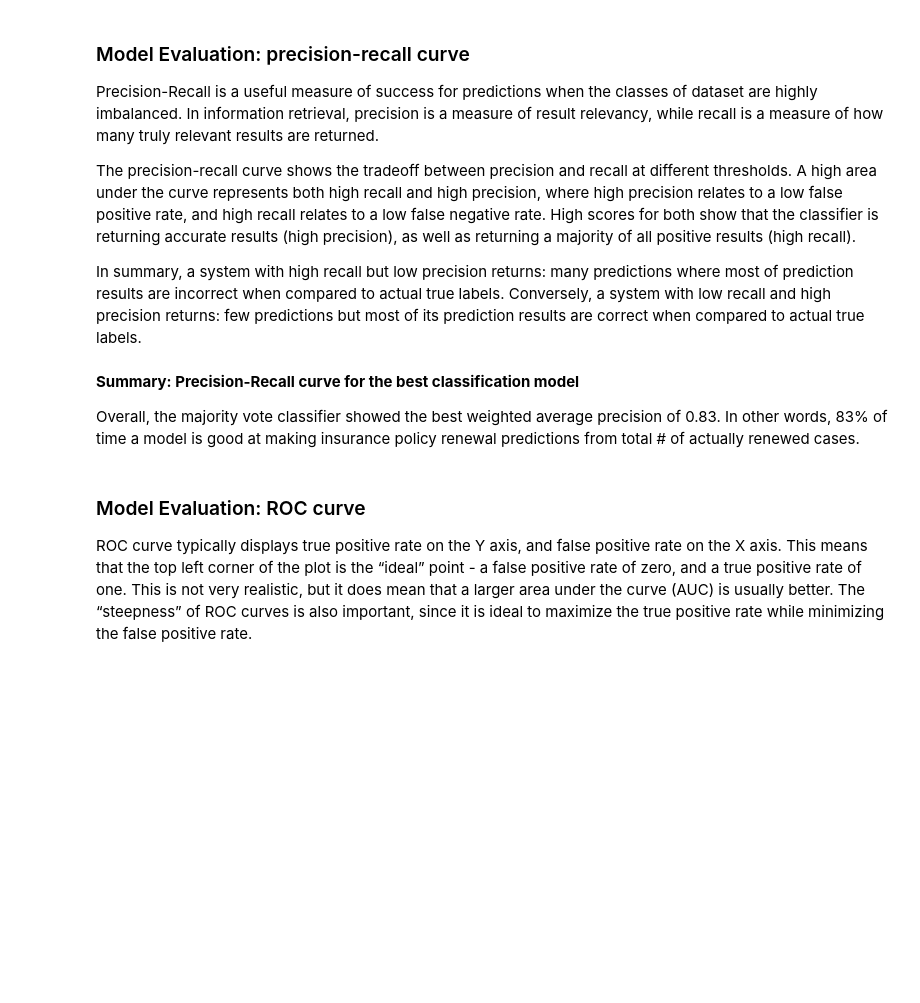
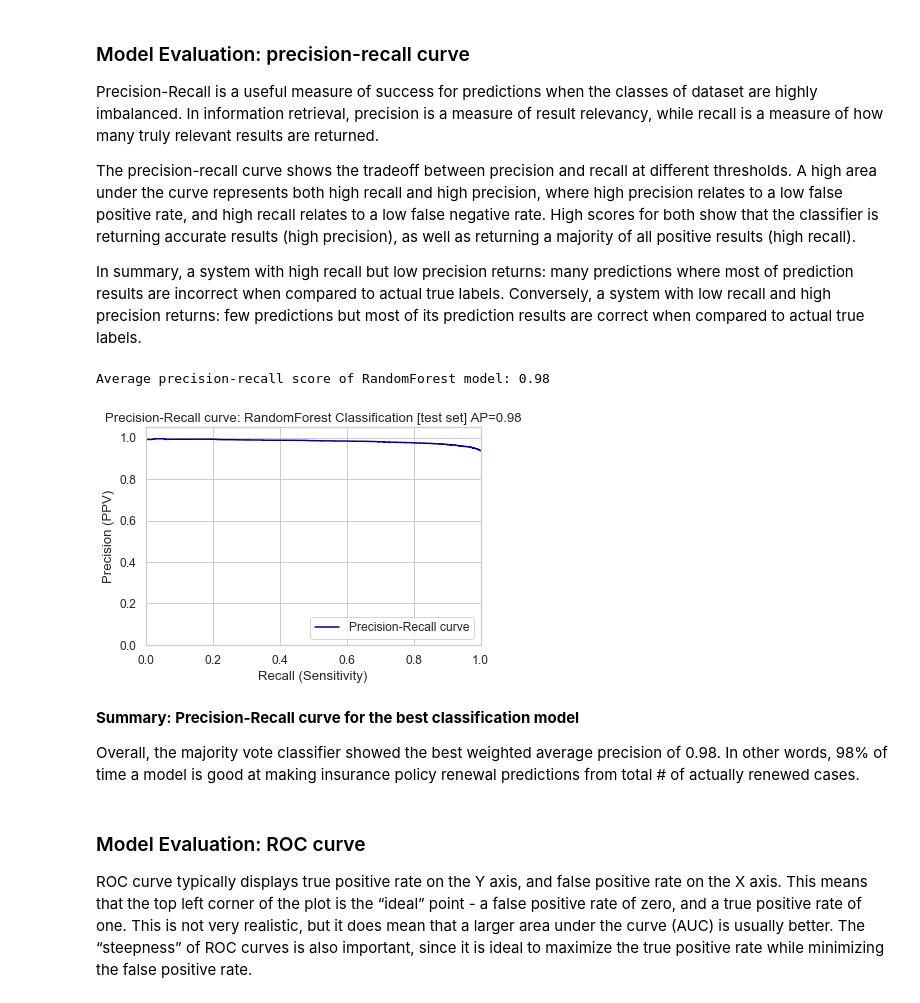
Before and after one commit to yoots88/portfolio, a Jupyter notebook: p4_insurance_policy/p4_insurance_policy.ipynb, the cells around one changed output. Saved outputs shown, nothing was run; the diff lists cells and outputs as text; code cells hidden in the pictures; blank space fills up the shorter version.

```diff
--- a/p4_insurance_policy/p4_insurance_policy.ipynb
+++ b/p4_insurance_policy/p4_insurance_policy.ipynb
@@ -1578,35 +1435,38 @@ In summary, a system with high recall but low precision returns: many prediction
 # %%
 ############################################
 # Model Evaluation: Precision Recall Curve #
 ############################################
 # Compute average precision score:
 ###############################################################################
-y_score_mv = mv_clf.fit(X_train_cm,y_train_cm).predict_proba(X_test_cm)[:,1]
-avg_precision = skm.average_precision_score(y_test, y_score_mv)
+y_score_rf = random_search_rf.predict_proba(X_test_cm)[:,1]
+avg_precision = skm.average_precision_score(y_test, y_score_rf)
 
-print('Average precision-recall score of MajorityVote model: {0:0.2f}'.format(
+print('Average precision-recall score of RandomForest model: {0:0.2f}'.format(
       avg_precision))
 
 # Plot Precision-Recall curve:
 ###############################################################################
-precision, recall, _ = skm.precision_recall_curve(y_test, y_score_mv)
+precision, recall, _ = skm.precision_recall_curve(y_test, y_score_rf)
 
 sns.set_style('whitegrid')
 
 plt.step(recall, precision, color='navy', where='post',label='Precision-Recall curve')
 #plt.fill_between(recall, precision, step='post', alpha=0.2, color='navy')
-plt.title('Precision-Recall curve: MajorityVote Classification [test set] AP={0:0.2f}'
+plt.title('Precision-Recall curve: RandomForest Classification [test set] AP={0:0.2f}'
           .format(avg_precision))
 plt.xlabel('Recall (Sensitivity)')
 plt.ylabel('Precision (PPV)')
 plt.ylim([0.0, 1.05])
 plt.xlim([0.0, 1.0])
 plt.legend(loc='lower right')
 plt.show()
+# %% [output]
+Average precision-recall score of RandomForest model: 0.98
+[figure, added]
 # %% [markdown]
 **Summary: Precision-Recall curve for the best classification model**
 
-Overall, the majority vote classifier showed the best weighted average precision of 0.83. In other words, 83% of time a model is good at making insurance policy renewal predictions from total # of actually renewed cases.
+Overall, the majority vote classifier showed the best weighted average precision of 0.98. In other words, 98% of time a model is good at making insurance policy renewal predictions from total # of actually renewed cases.
 # %% [markdown]
 ### Model Evaluation: ROC curve ###
 ROC curve typically displays true positive rate on the Y axis, and false positive rate on the X axis. This means that the top left corner of the plot is the “ideal” point - a false positive rate of zero, and a true positive rate of one. This is not very realistic, but it does mean that a larger area under the curve (AUC) is usually better. The “steepness” of ROC curves is also important, since it is ideal to maximize the true positive rate while minimizing the false positive rate.
```
Also changed, not shown: parts of 14 cells of this notebook.
